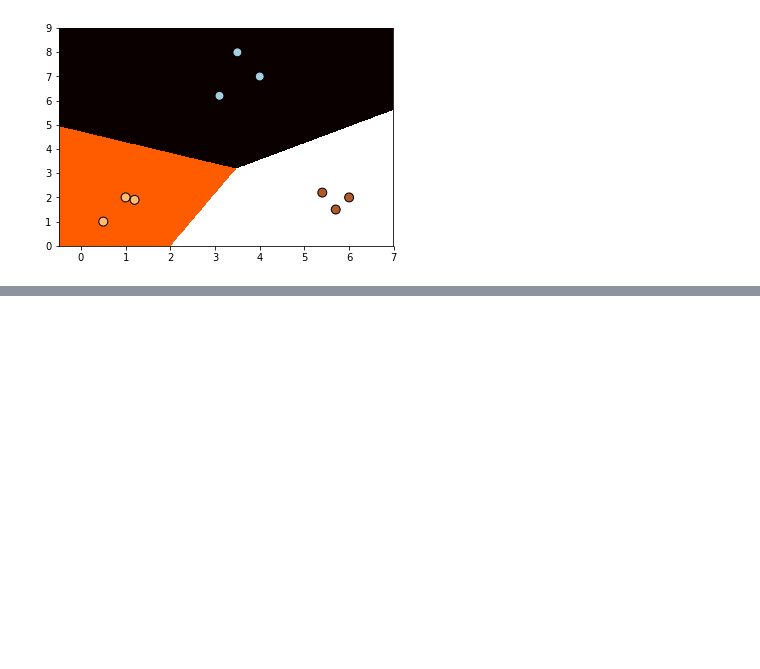
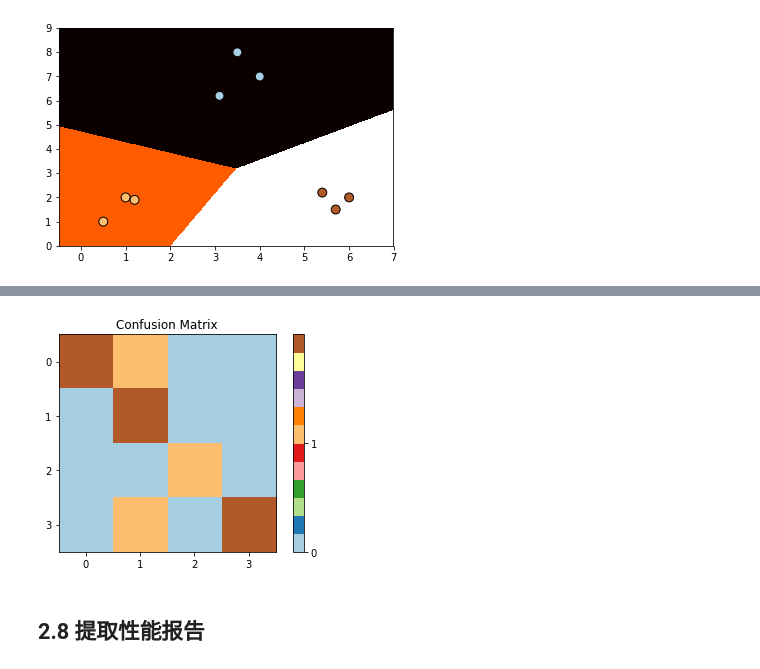
Before and after one commit to Alexzsh/dlpaper-code, a Jupyter notebook: mlcode/python 机器学习经典实例/Chapter02/第二章 创建分类器.ipynb, the cells around one changed output, grey strips where cells are left out. Cells and saved outputs as stored; diff of their text form; code cells hidden in the pictures; blank space fills up the shorter version.

```diff
--- a/mlcode/python 机器学习经典实例/Chapter02/第二章 创建分类器.ipynb
+++ b/mlcode/python 机器学习经典实例/Chapter02/第二章 创建分类器.ipynb
@@ -59,0 +143,19 @@ plot_classify(classify,X,y)
+# %%
+#尝试自己构建混淆矩阵
+from sklearn.metrics import confusion_matrix
+
+y_true = [1, 0, 0, 2, 1, 0, 3, 3, 3]
+y_pred = [1, 1, 0, 2, 1, 0, 1, 3, 3]
+confusion_mat=confusion_matrix(y_true,y_pred)
+def plot_confusion_matrix(confusion_mat):
+    plt.imshow(confusion_mat,interpolation='nearest',cmap=plt.cm.Paired)
+    plt.title('Confusion Matrix')
+    plt.colorbar(ticks=np.arange(0,2,1))
+#     plt.xticks(np.arange(4),np.arange(4))
+    plt.yticks(np.arange(4),np.arange(4))
+
+plot_confusion_matrix(confusion_mat)
+# %% [output]
+[figure, added]
+# %% [markdown]
+## 2.8 提取性能报告
```
Also changed, not shown: parts of 24 cells of this notebook, 2 other files.
